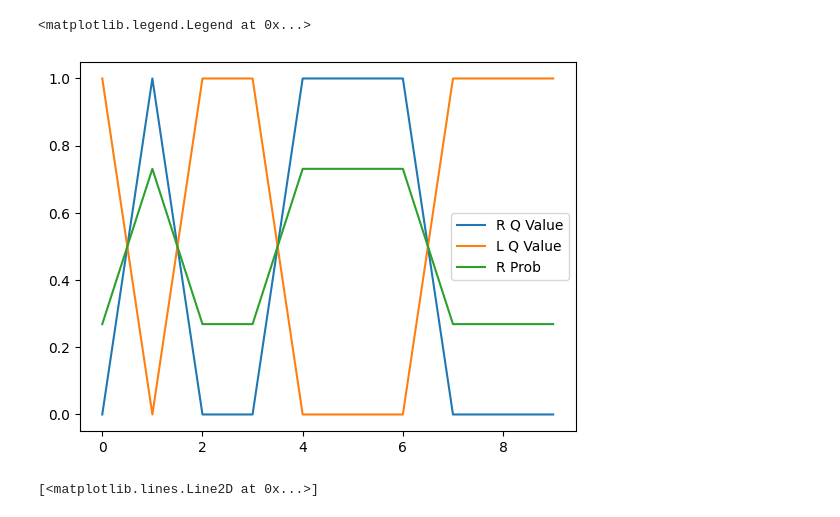
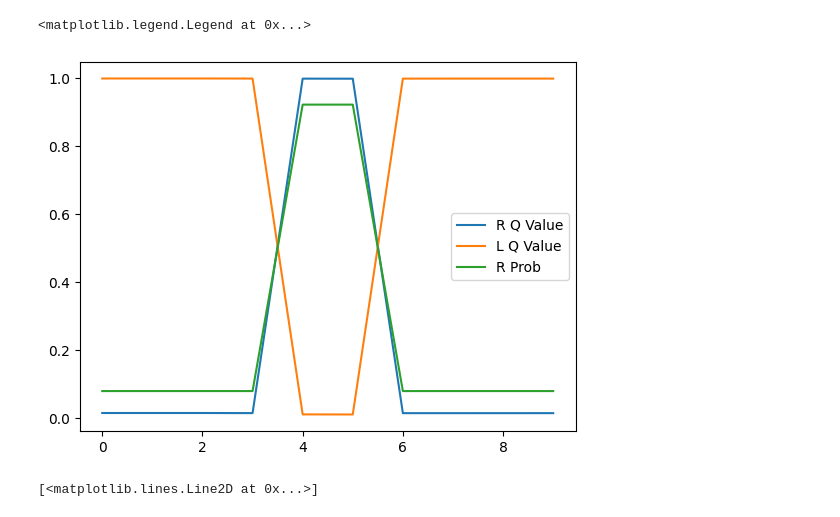
Before and after one commit to megyoung430/continual_learning_simulations, a Jupyter notebook: scripts/visualize_models.ipynb, the cells around one changed output. Saved outputs shown, nothing was run; the diff lists cells and outputs as text; code cells hidden in the pictures.

```diff
--- a/scripts/visualize_models.ipynb
+++ b/scripts/visualize_models.ipynb
@@ -2,9 +2,9 @@
 from pathlib import Path
 import src.simulations.experiment_fxns as exp
 
-FILE_NAME = "test.pk1"
+FILE_NAME = "spectrogram.pk1"
 save_path = Path("/Users/megyoung/continual_learning_simulations/results/trained_models/" + FILE_NAME)
-run_experiment(task_id=0, thetas=[0,90], spectrogram=False, num_notes=7, p_train=1, num_trials=1000, learning_rate=0.1, rpe=True, rpe_type="full", tonotopy=True, save_data=True, save_path=save_path)
+run_experiment(task_id=0, thetas=[0,90], spectrogram=True, num_notes=7, p_train=1, num_trials=10000, learning_rate=0.01, rpe=True, rpe_type="partial", tonotopy=True, save_data=True, save_path=save_path)
 # %%
 """This file specifies all the functions needed to run a complete simulation of
 our continual learning task."""
@@ -666,11 +674,11 @@ for i in range(len(data)):
     correct_choice.append(curr["correct_choice"])
     actions.append(curr["action"])
     rewards.append(curr["reward"])
-    losses.append(curr["loss"])
+    #losses.append(curr["loss"])
 
-plt.plot(r_q_value[990:], label="R Q Value")
-plt.plot(l_q_value[990:], label="L Q Value")
-plt.plot(correct_choice[990:], label="Correct")
+plt.plot(r_q_value[9990:], label="R Q Value")
+plt.plot(l_q_value[9990:], label="L Q Value")
+plt.plot(correct_choice[9990:], label="Correct")
 plt.legend()
 # %% [output]
 <matplotlib.legend.Legend at 0x...>
@@ -686,11 +695,11 @@ plt.plot(r_prob[990:])
 # %%
-plt.plot(r_q_value[990:], label="R Q Value")
-plt.plot(l_q_value[990:], label="L Q Value")
-plt.plot(r_prob[990:], label="R Prob")
+plt.plot(r_q_value[9990:], label="R Q Value")
+plt.plot(l_q_value[9990:], label="L Q Value")
+plt.plot(r_prob[9990:], label="R Prob")
 plt.legend()
 # %% [output]
 <matplotlib.legend.Legend at 0x...>
-[figure, old version]
+[figure, new version]
 # %%
 plt.plot(losses[990:])
 # %% [output]
```
Also changed, not shown: parts of 9 cells of this notebook, 2 other files.
